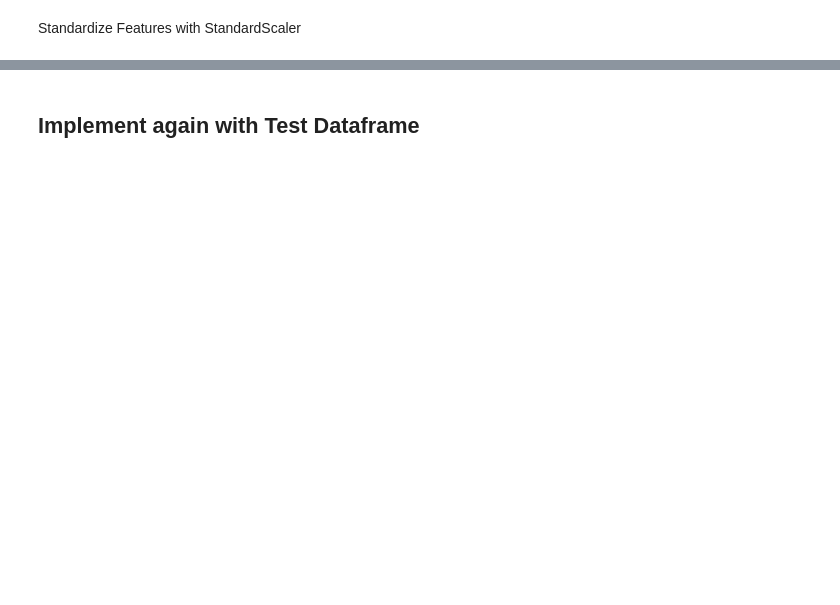
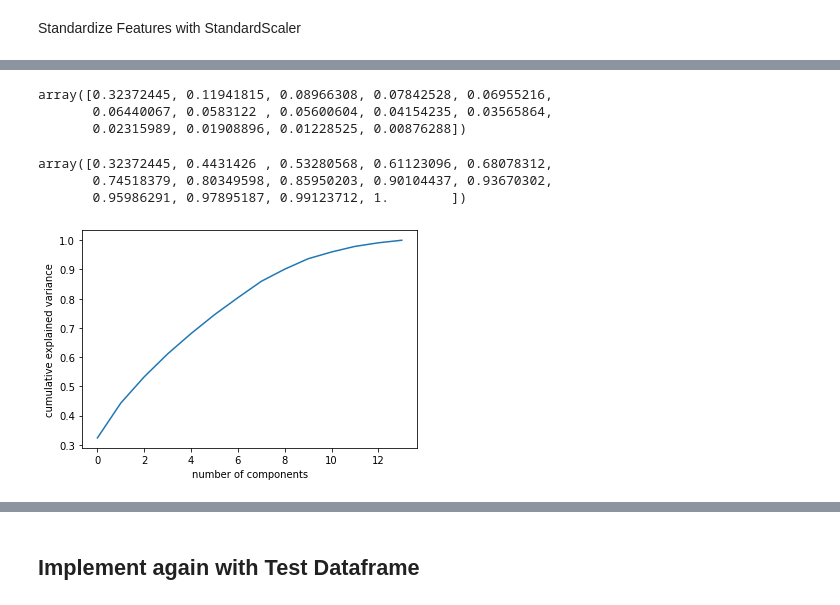
Before and after one commit to mrr28/cs675_midterm, a Jupyter notebook: CS 675 Midterm Project.ipynb, the cells around one changed output, grey strips where cells are left out. Saved outputs shown, nothing was run; the diff lists cells and outputs as text; code cells hidden in the pictures; blank space fills up the shorter version.

```diff
--- a/CS 675 Midterm Project.ipynb
+++ b/CS 675 Midterm Project.ipynb
@@ -204,0 +183,7 @@ train1_df = train1_df.drop(['ExterQual','ExterCond'],axis=1)
+# %%
+train_feats = train_df[['MSSubClass','LotArea','Utilities','OverallRating',
+                       'YearBuilt','ExterOverall','BsmtQual','BsmtCond',
+                       'BsmtExposure','TotalBsmtSF','HeatingQC','CentralAir',
+                        'TotalFloorSqFt','GrLivArea','KitchenQual','TotRmsAbvGrd',
+                        'Functional','Fireplaces','FireplaceQu','GarageCars',
+                        'GarageOverall','PavedDrive','TotalPorchDeckSqFt']]
@@ -205 +224,4 @@ train1_df = train1_df.drop(['ExterQual','ExterCond'],axis=1)
+# %%
+train_feats = train_feats.drop(['MSSubClass','ExterOverall','BsmtExposure','TotalBsmtSF',
+                               'Utilities','TotalFloorSqFt','GrLivArea','TotRmsAbvGrd','TotalPorchDeckSqFt'],axis=1)
 # %%
@@ -277,8 +232,8 @@ numpy.int64
 Standardize Features with StandardScaler
 # %%
 scaler = StandardScaler()
-scaler.fit(train1_df)
-x_scale = scaler.transform(train1_df)
-data_scale = pd.DataFrame(x_scale, columns=train1_df.columns)
-data_scale.head()
+scaler.fit(train_feats)
+x_scale = scaler.transform(train_feats)
+data_scale = pd.DataFrame(x_scale, columns=train_feats.columns)
+data_scale.head(5)
 # %% [output]
@@ -290,0 +248,5 @@ df.Gender = [gender[item] for item in df.Gender]
+# %%
+pca = PCA()
+x_pca = pca.fit_transform(data_scale)
+x_pca = pd.DataFrame(x_pca)
+x_pca.head()
@@ -290,0 +260,19 @@ df.Gender = [gender[item] for item in df.Gender]
+# %%
+explained_variance = pca.explained_variance_ratio_
+explained_variance
+# %% [output]
+array([0.32372445, 0.11941815, 0.08966308, 0.07842528, 0.06955216,
+       0.06440067, 0.0583122 , 0.05600604, 0.04154235, 0.03565864,
+       0.02315989, 0.01908896, 0.01228525, 0.00876288])
+# %%
+np.cumsum(pca.explained_variance_ratio_)
+# %% [output]
+array([0.32372445, 0.4431426 , 0.53280568, 0.61123096, 0.68078312,
+       0.74518379, 0.80349598, 0.85950203, 0.90104437, 0.93670302,
+       0.95986291, 0.97895187, 0.99123712, 1.        ])
+# %%
+plt.plot(np.arange(14), np.cumsum(pca.explained_variance_ratio_))
+plt.xlabel('number of components')
+plt.ylabel('cumulative explained variance');
+# %% [output]
+[figure, added]
```
Also changed, not shown: parts of 56 cells of this notebook.
